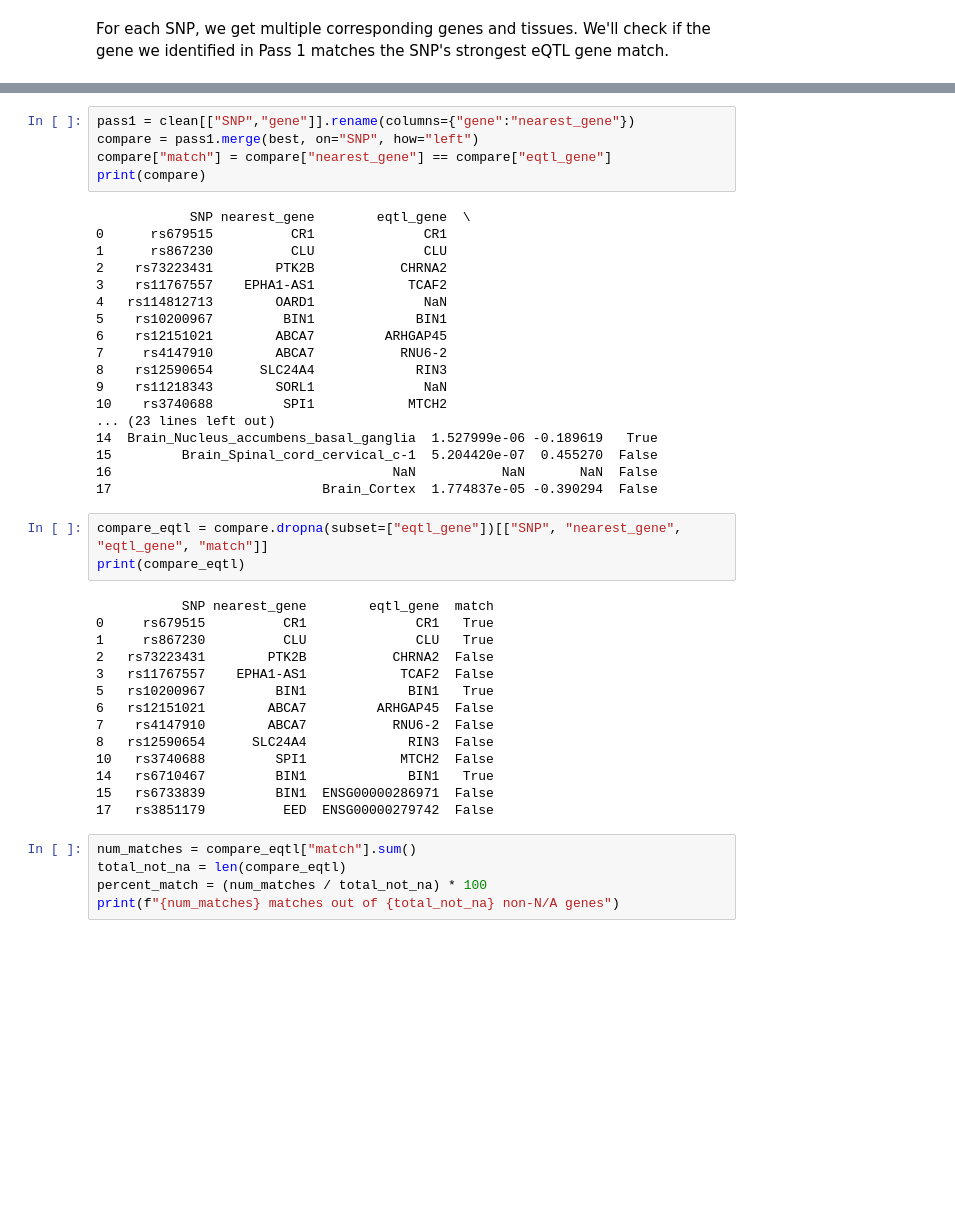
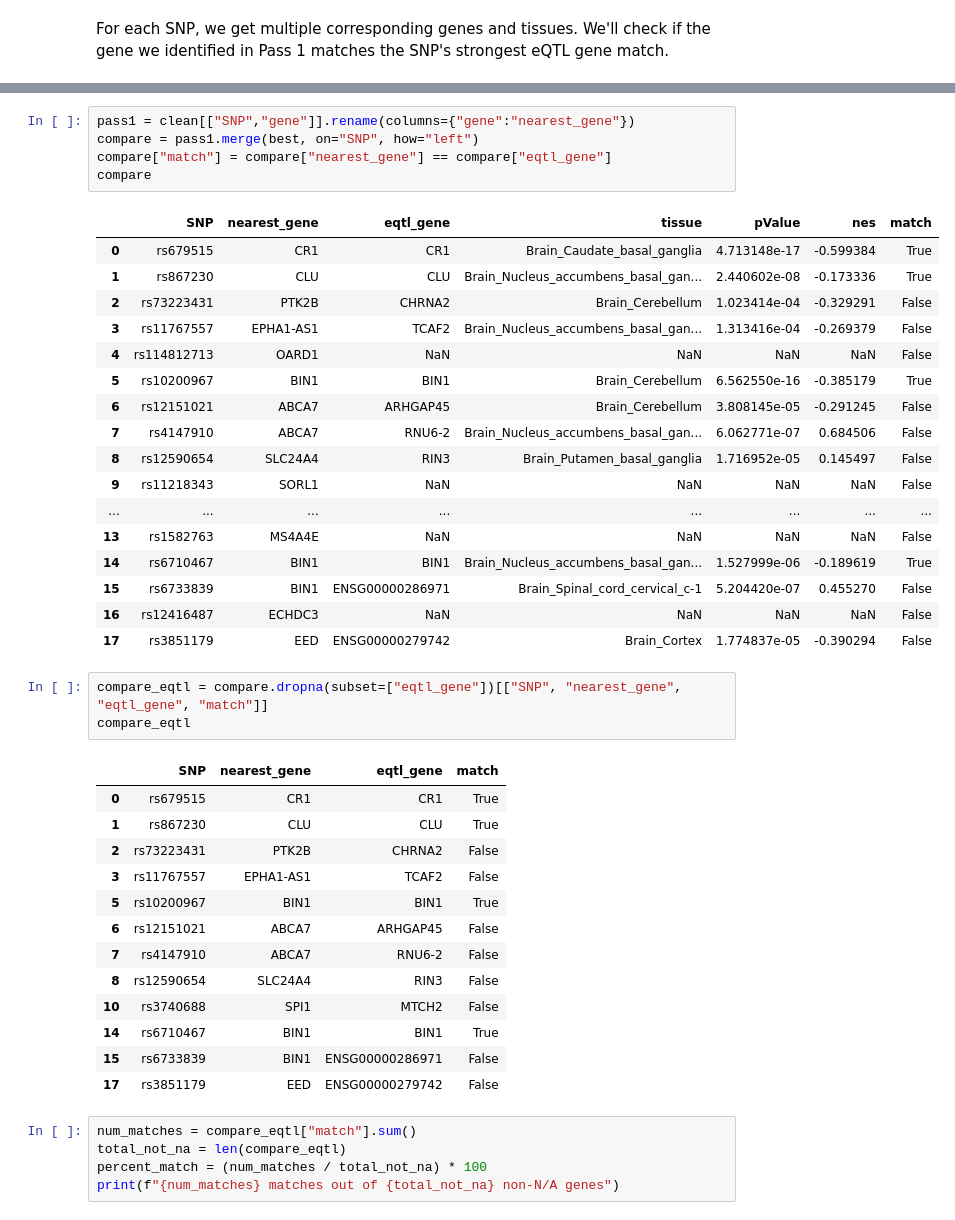
Before and after one commit to rr2526/alzheimers-gwas-pipeline, a Jupyter notebook: ad_gwas_analysis.ipynb, the cells around one changed output, grey strips where cells are left out. Cells and saved outputs as stored; diff of their text form; blank space fills up the shorter version.

```diff
--- a/ad_gwas_analysis.ipynb
+++ b/ad_gwas_analysis.ipynb
@@ -589,43 +581,43 @@ SNPs dropped: {'rs11218343', 'rs1582763', 'rs34665982', 'rs34467936', 'rs1385742
 # %%
 pass1 = clean[["SNP","gene"]].rename(columns={"gene":"nearest_gene"})
 compare = pass1.merge(best, on="SNP", how="left")
 compare["match"] = compare["nearest_gene"] == compare["eqtl_gene"]
-print(compare)
+compare
 # %% [output]
-            SNP nearest_gene        eqtl_gene  \
-0      rs679515          CR1              CR1
-1      rs867230          CLU              CLU
-2    rs73223431        PTK2B           CHRNA2
-3    rs11767557    EPHA1-AS1            TCAF2
-4   rs114812713        OARD1              NaN
-5    rs10200967         BIN1             BIN1
-6    rs12151021        ABCA7         ARHGAP45
-7     rs4147910        ABCA7           RNU6-2
-8    rs12590654      SLC24A4             RIN3
-9    rs11218343        SORL1              NaN
-10    rs3740688         SPI1            MTCH2
-... (23 lines left out)
-14  Brain_Nucleus_accumbens_basal_ganglia  1.527999e-06 -0.189619   True
-15         Brain_Spinal_cord_cervical_c-1  5.204420e-07  0.455270  False
-16                                    NaN           NaN       NaN  False
-17                           Brain_Cortex  1.774837e-05 -0.390294  False
+|  | SNP | nearest_gene | eqtl_gene | tissue | pValue | nes | match |
+| 0 | rs679515 | CR1 | CR1 | Brain_Caudate_basal_ganglia | 4.713148e-17 | -0.599384 | True |
+| 1 | rs867230 | CLU | CLU | Brain_Nucleus_accumbens_basal_gan... | 2.440602e-08 | -0.173336 | True |
+| 2 | rs73223431 | PTK2B | CHRNA2 | Brain_Cerebellum | 1.023414e-04 | -0.329291 | False |
+| 3 | rs11767557 | EPHA1-AS1 | TCAF2 | Brain_Nucleus_accumbens_basal_gan... | 1.313416e-04 | -0.269379 | False |
+| 4 | rs114812713 | OARD1 | NaN | NaN | NaN | NaN | False |
+| 5 | rs10200967 | BIN1 | BIN1 | Brain_Cerebellum | 6.562550e-16 | -0.385179 | True |
+| 6 | rs12151021 | ABCA7 | ARHGAP45 | Brain_Cerebellum | 3.808145e-05 | -0.291245 | False |
+| 7 | rs4147910 | ABCA7 | RNU6-2 | Brain_Nucleus_accumbens_basal_gan... | 6.062771e-07 | 0.684506 | False |
+| 8 | rs12590654 | SLC24A4 | RIN3 | Brain_Putamen_basal_ganglia | 1.716952e-05 | 0.145497 | False |
+| 9 | rs11218343 | SORL1 | NaN | NaN | NaN | NaN | False |
+| ... | ... | ... | ... | ... | ... | ... | ... |
+| 13 | rs1582763 | MS4A4E | NaN | NaN | NaN | NaN | False |
+| 14 | rs6710467 | BIN1 | BIN1 | Brain_Nucleus_accumbens_basal_gan... | 1.527999e-06 | -0.189619 | True |
+| 15 | rs6733839 | BIN1 | ENSG00000286971 | Brain_Spinal_cord_cervical_c-1 | 5.204420e-07 | 0.455270 | False |
+| 16 | rs12416487 | ECHDC3 | NaN | NaN | NaN | NaN | False |
+| 17 | rs3851179 | EED | ENSG00000279742 | Brain_Cortex | 1.774837e-05 | -0.390294 | False |
 # %%
 compare_eqtl = compare.dropna(subset=["eqtl_gene"])[["SNP", "nearest_gene", "eqtl_gene", "match"]]
-print(compare_eqtl)
+compare_eqtl
 # %% [output]
-           SNP nearest_gene        eqtl_gene  match
-0     rs679515          CR1              CR1   True
-1     rs867230          CLU              CLU   True
-2   rs73223431        PTK2B           CHRNA2  False
-3   rs11767557    EPHA1-AS1            TCAF2  False
-5   rs10200967         BIN1             BIN1   True
-6   rs12151021        ABCA7         ARHGAP45  False
-7    rs4147910        ABCA7           RNU6-2  False
-8   rs12590654      SLC24A4             RIN3  False
-10   rs3740688         SPI1            MTCH2  False
-14   rs6710467         BIN1             BIN1   True
-15   rs6733839         BIN1  ENSG00000286971  False
-17   rs3851179          EED  ENSG00000279742  False
+|  | SNP | nearest_gene | eqtl_gene | match |
+| 0 | rs679515 | CR1 | CR1 | True |
+| 1 | rs867230 | CLU | CLU | True |
+| 2 | rs73223431 | PTK2B | CHRNA2 | False |
+| 3 | rs11767557 | EPHA1-AS1 | TCAF2 | False |
+| 5 | rs10200967 | BIN1 | BIN1 | True |
+| 6 | rs12151021 | ABCA7 | ARHGAP45 | False |
+| 7 | rs4147910 | ABCA7 | RNU6-2 | False |
+| 8 | rs12590654 | SLC24A4 | RIN3 | False |
+| 10 | rs3740688 | SPI1 | MTCH2 | False |
+| 14 | rs6710467 | BIN1 | BIN1 | True |
+| 15 | rs6733839 | BIN1 | ENSG00000286971 | False |
+| 17 | rs3851179 | EED | ENSG00000279742 | False |
 # %%
 num_matches = compare_eqtl["match"].sum()
 total_not_na = len(compare_eqtl)
```
Also changed, not shown: parts of 6 cells of this notebook.
